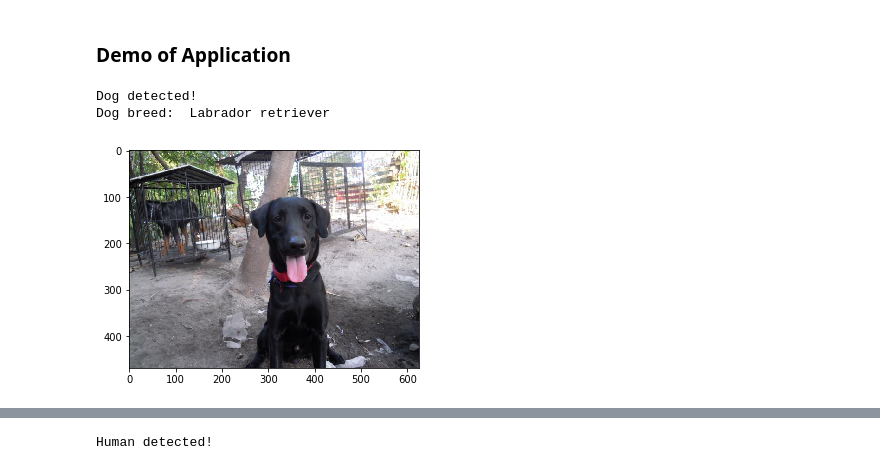
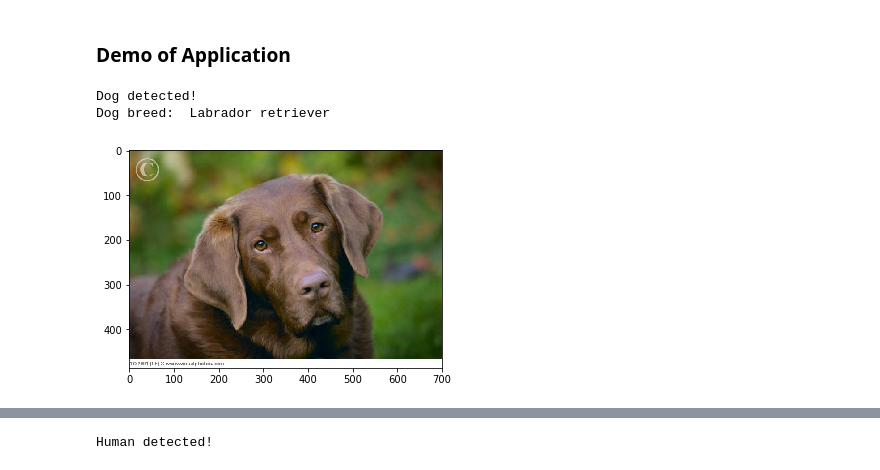
Before and after one commit to valmsmith39a/u-g-image-recognition-capstone, a Jupyter notebook: udacity_capstone_dog_breed_classifier.ipynb, the cells around one changed output, grey strips where cells are left out. Cells and saved outputs as stored; diff of their text form; code cells hidden in the pictures.

```diff
--- a/udacity_capstone_dog_breed_classifier.ipynb
+++ b/udacity_capstone_dog_breed_classifier.ipynb
@@ -708,9 +708,9 @@ def run_app(img_path):
 # %%
 # Example 1: Dog image
 # Ground truth, as indicated in file path is Labrador Retriever
-user_img_path = './images/Labrador_retriever_06449.jpg'
+user_img_path = './images/Labrador_retriever_06455.jpg'
 run_app(user_img_path)
 # %% [output]
 Dog detected!
 Dog breed:  Labrador retriever
-[figure, old version]
+[figure, new version]
```
Also changed, not shown: parts of 4 cells of this notebook.
